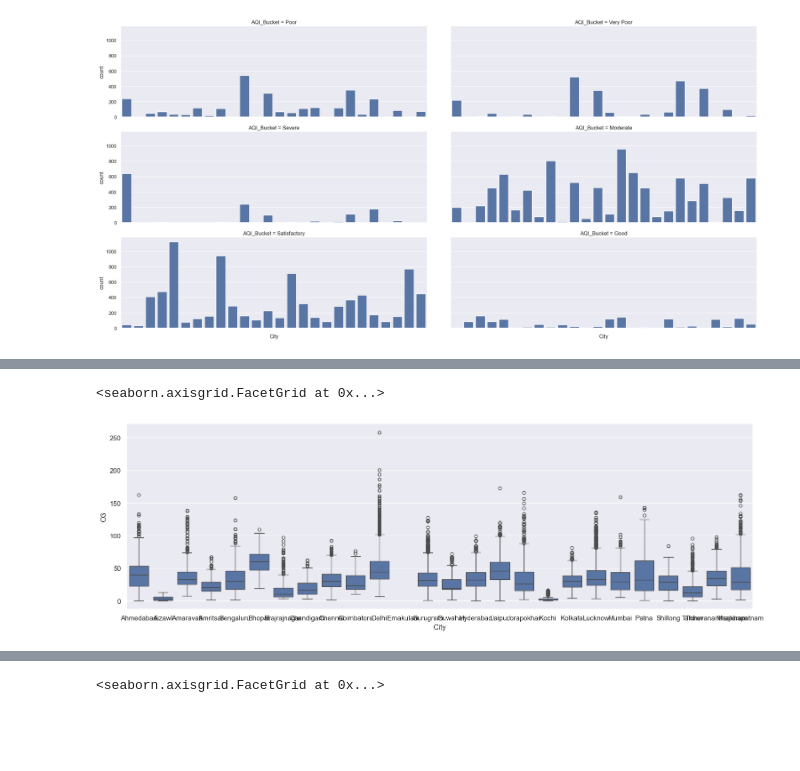
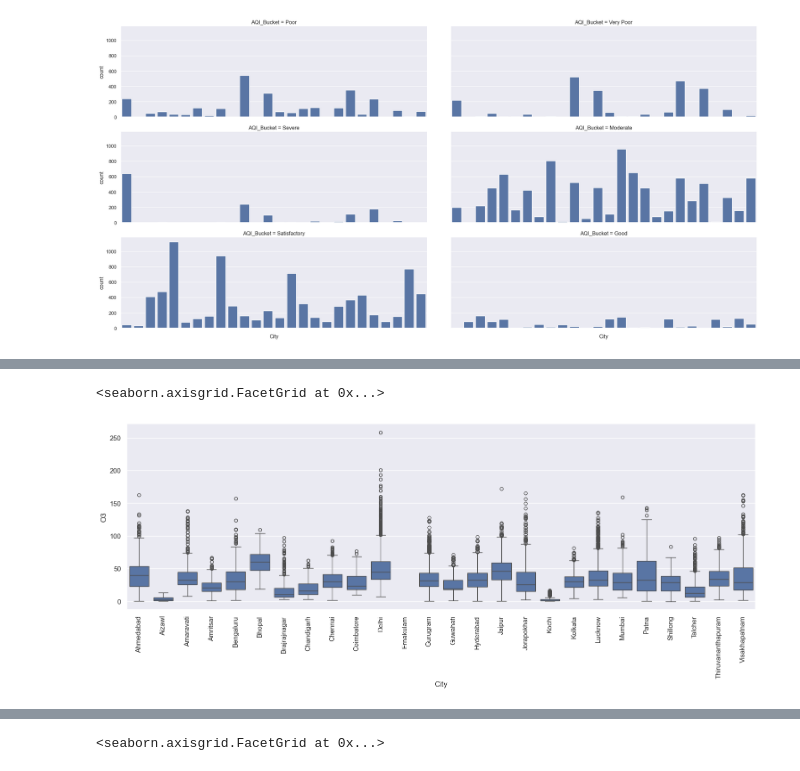
Before and after one commit to Ashrith1312-spec/week-1, a Jupyter notebook: AQI Prediction Model .ipynb, the cells around one changed output, grey strips where cells are left out. Saved outputs shown, nothing was run; the diff lists cells and outputs as text; code cells hidden in the pictures; blank space fills up the shorter version.

```diff
--- a/AQI Prediction Model .ipynb
+++ b/AQI Prediction Model .ipynb
@@ -257,9 +257,9 @@ graph2.set_xticklabels(rotation=90)
 # %%
 graph3 = sns.catplot(x='City',y='O3' , kind='box' , data=df, height=5, aspect = 3)
-graph4.set_xticklabels(rotation=90)
+graph3.set_xticklabels(rotation=90)
 # %% [output]
 <seaborn.axisgrid.FacetGrid at 0x...>
-[figure, old version]
+[figure, new version]
 # %%
 graph4 = sns.catplot(x='City',y='SO2' , kind='box' , data=df, height=5, aspect = 3)
 graph4.set_xticklabels(rotation=90)
```
Also changed, not shown: parts of 23 cells of this notebook.
